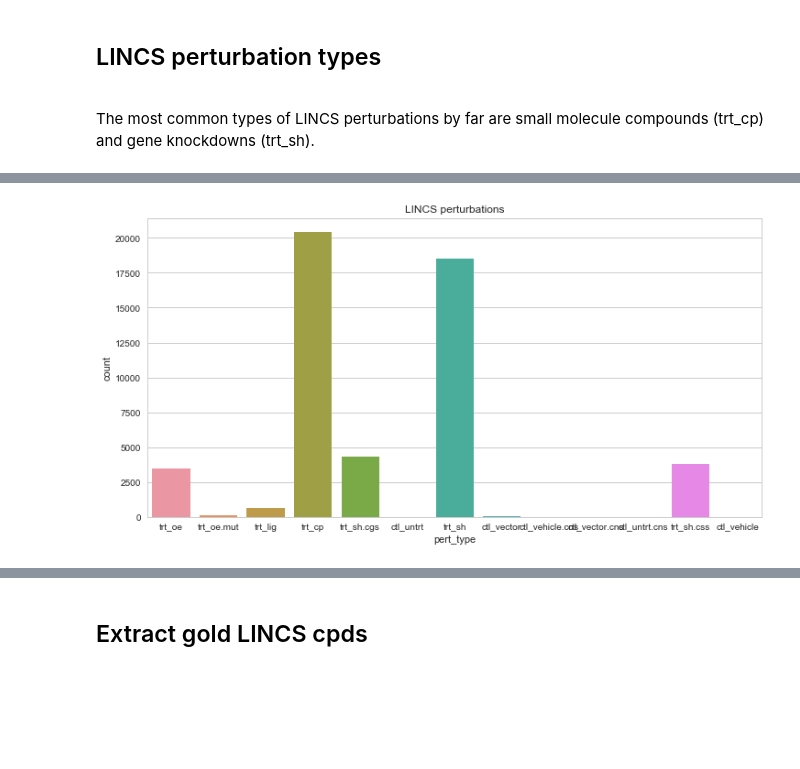
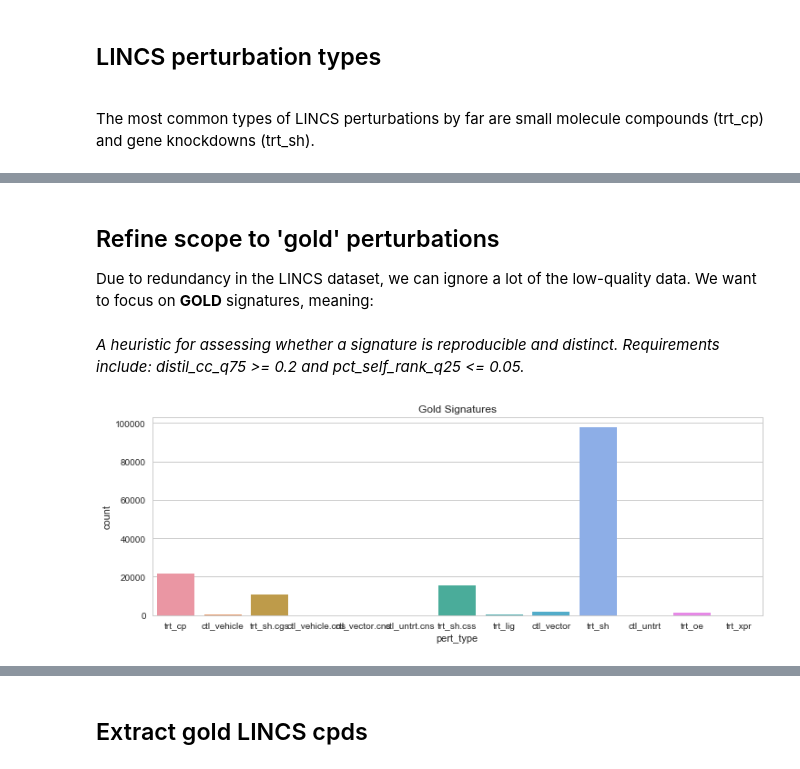
Before and after one commit to npabon/LINCS_target_prediction, a Jupyter notebook: LINCS_DB_analysis.ipynb, the cells around one changed output, grey strips where cells are left out. Saved outputs shown, nothing was run; the diff lists cells and outputs as text; code cells hidden in the pictures; blank space fills up the shorter version.

Commit message:
progress in data preparation

```diff
--- a/LINCS_DB_analysis.ipynb
+++ b/LINCS_DB_analysis.ipynb
@@ -168,0 +53,15 @@ sig_metrics= pd.read_csv('GSE92742_Broad_LINCS_sig_metrics.txt', sep='\t', heade
+# %%
+# cell line information
+cell_info_2 = pd.read_csv('data/GSE70138_Broad_LINCS_cell_info_2017-04-28.txt', sep='\t', header=0)
+# primary gene symbols and IDs
+gene_info_2 = pd.read_csv('data/GSE70138_Broad_LINCS_gene_info_2017-03-06.txt', sep='\t', header=0)
+# Metadata pertaining to individual profiles (or instances, experiments)
+inst_info_2 = pd.read_csv('data/GSE70138_Broad_LINCS_inst_info_2017-03-06.txt', sep='\t', header=0, dtype={'pert_dose_unit': str})
+# Metadata describing each perturbagen used in experiments (pert_id)
+pert_info_2a = pd.read_csv('data/GSE70138_Broad_LINCS_pert_info.txt', sep='\t', header=0)
+# Calculated / derived / inferred metrics and annotations associated with each perturbagen that was used in the experiments.
+pert_info_2b = pd.read_csv('data/GSE70138_Broad_LINCS_pert_info_2017-03-06.txt', sep='\t', header=0)
+# Metadata for signatures of aggregated replicates (level 5 data)
+sig_info_2 = pd.read_csv('data/GSE70138_Broad_LINCS_sig_info_2017-03-06.txt', sep='\t', header=0, dtype={'pert_dose': float})
+# Calculated / derived / inferred metrics and annotations associated with each signature in the Level 5 matrix
+sig_metrics_2 = pd.read_csv('data/GSE70138_Broad_LINCS_sig_metrics_2017-03-06.txt', sep='\t', header=0)
@@ -169,3 +70,7 @@ sig_metrics= pd.read_csv('GSE92742_Broad_LINCS_sig_metrics.txt', sep='\t', heade
+# %%
+pert_info = pd.concat([pert_info_1, pert_info_2a], ignore_index=True)
+sig_info = pd.concat([sig_info_1, sig_info_2], ignore_index=True)
+sig_metrics = pd.concat([sig_metrics_1, sig_metrics_2], ignore_index=True)
 # %% [markdown]
 ## LINCS perturbation types
 
@@ -173,7 +91,19 @@ sig_metrics= pd.read_csv('GSE92742_Broad_LINCS_sig_metrics.txt', sep='\t', heade
+# %% [markdown]
+## Refine scope to 'gold' perturbations
+
+Due to redundancy in the LINCS dataset, we can ignore a lot of the low-quality data. We want to focus on **GOLD** signatures, meaning:<br><br>
+*A heuristic for assessing whether a signature is reproducible and distinct. Requirements include: distil_cc_q75 >= 0.2 and pct_self_rank_q25 <= 0.05.*
+# %%
+# n = 591697
+all_sig_info = pd.concat([sig_info, sig_metrics[['distil_cc_q75', 'pct_self_rank_q25']]], axis=1)
+# n = 150095
+gold_sigs = all_sig_info[(all_sig_info['distil_cc_q75'] >= 0.2)
+                         & (all_sig_info['pct_self_rank_q25'] <= 0.05)
+                        ].reset_index(drop=True)
 # %%
-f, ax = plt.subplots(figsize=(12, 6))
-sns.countplot(x="pert_type", data=pert_info)
-plt.title("LINCS perturbations")
+f, ax = plt.subplots(figsize=(12, 4))
+sns.countplot(x="pert_type", data=gold_sigs)
+plt.title("Gold Signatures")
 plt.show()
 # %% [output]
-[figure, old version]
+[figure, new version]
```
Also changed, not shown: parts of 74 cells of this notebook, 1 other file.
